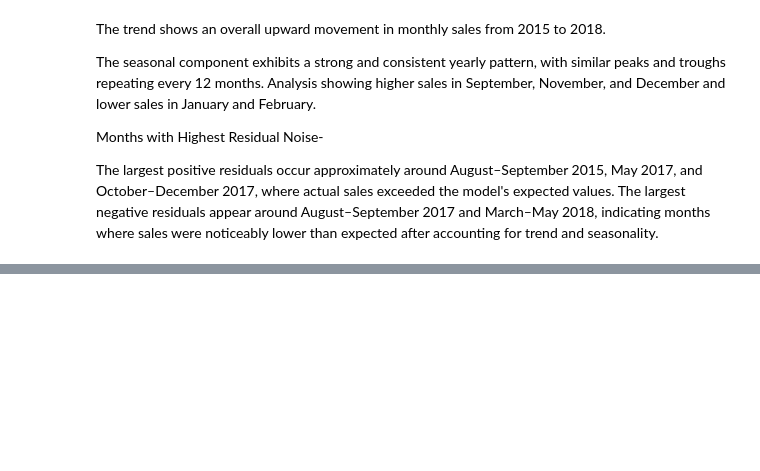
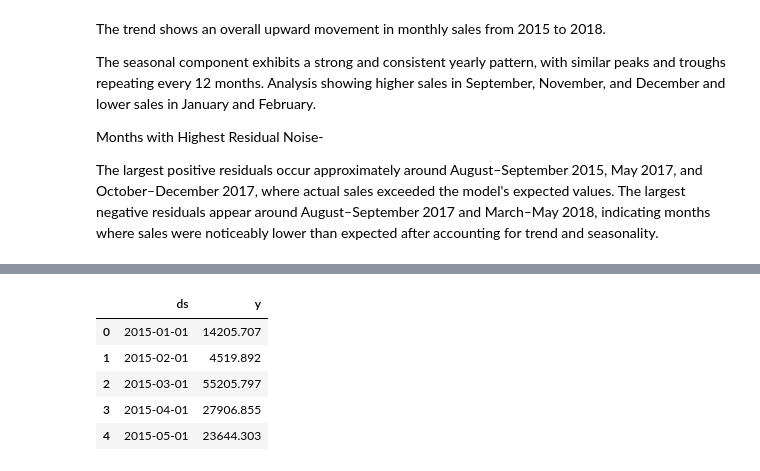
Before and after one commit to Vasumitt123/End-to-End-Sales-Forecasting-Demand-Intelligence-System, a Jupyter notebook: Analyis.ipynb, the cells around one changed output, grey strips where cells are left out. Saved outputs shown, nothing was run; the diff lists cells and outputs as text; code cells hidden in the pictures; blank space fills up the shorter version.

```diff
--- a/Analyis.ipynb
+++ b/Analyis.ipynb
@@ -428,0 +638,24 @@ The largest negative residuals appear around August–September 2017 and March
+# %%
+# Monthly sales
+monthly_sales = (
+    df.groupby(pd.Grouper(key="Order Date", freq="MS"))["Sales"]
+      .sum()
+      .reset_index()
+)
+
+# Rename columns for Prophet
+prophet_df = monthly_sales.rename(
+    columns={
+        "Order Date":"ds",
+        "Sales":"y"
+    }
+)
+
+prophet_df.head()
+# %% [output]
+|  | ds | y |
+| 0 | 2015-01-01 | 14205.707 |
+| 1 | 2015-02-01 | 4519.892 |
+| 2 | 2015-03-01 | 55205.797 |
+| 3 | 2015-04-01 | 27906.855 |
+| 4 | 2015-05-01 | 23644.303 |
```
Also changed, not shown: parts of 15 cells of this notebook.
